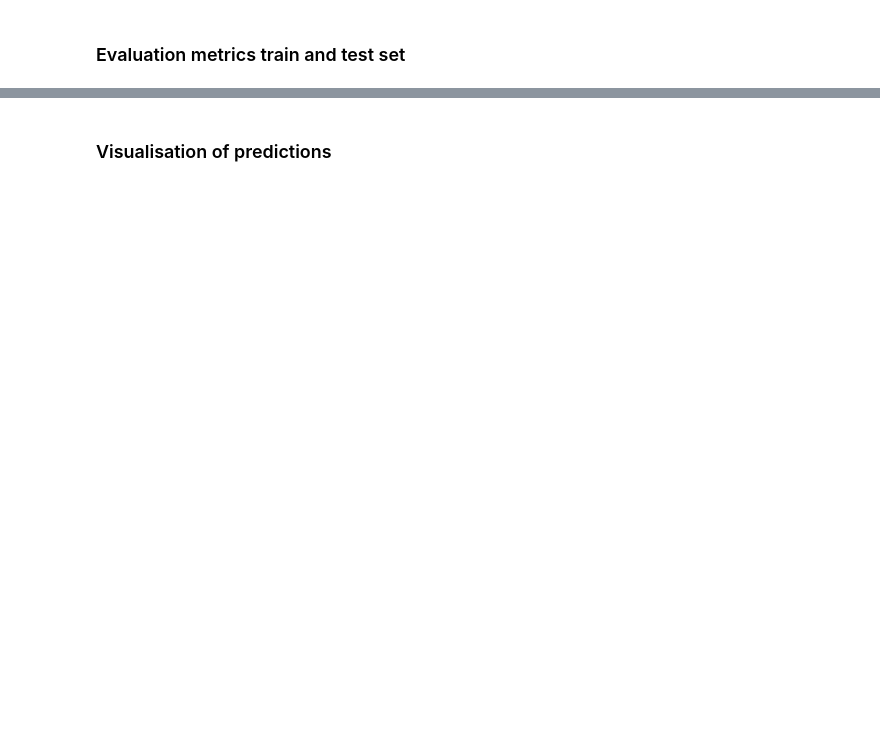
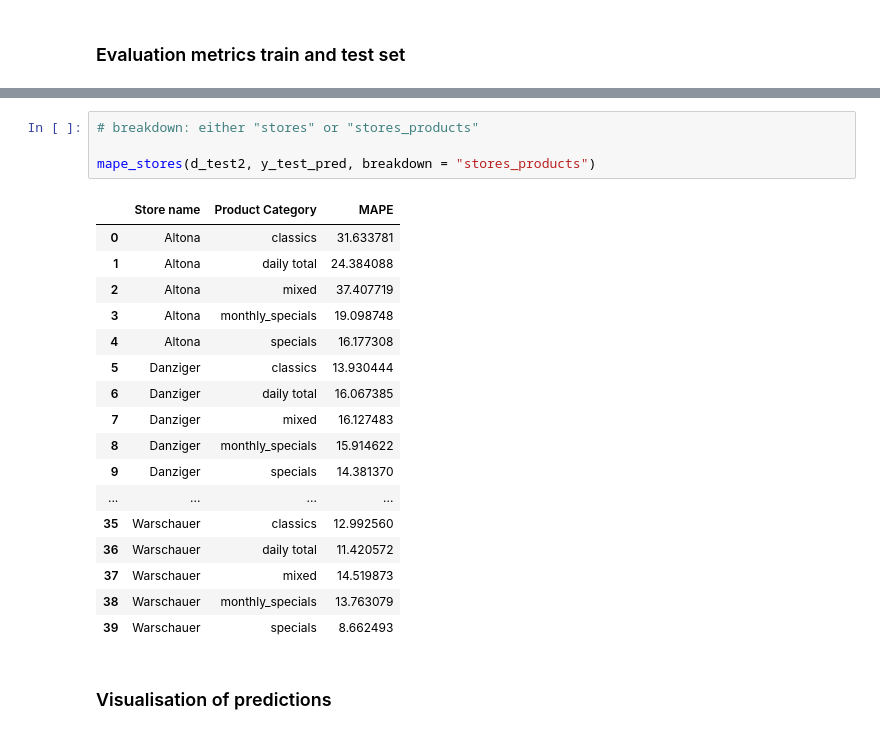
Before and after one commit to vlatko-v/sweet-spot-donut-sales-forecasting, a Jupyter notebook: catboost.ipynb, the cells around one changed output, grey strips where cells are left out. Saved outputs shown, nothing was run; the diff lists cells and outputs as text; blank space fills up the shorter version.

```diff
--- a/catboost.ipynb
+++ b/catboost.ipynb
@@ -461,2 +445,24 @@ mape_stores(test_daily, y_test_pred)
+# %%
+# breakdown: either "stores" or "stores_products"
+
+mape_stores(d_test2, y_test_pred, breakdown = "stores_products")
+# %% [output]
+|  | Store name | Product Category | MAPE |
+| 0 | Altona | classics | 31.633781 |
+| 1 | Altona | daily total | 24.384088 |
+| 2 | Altona | mixed | 37.407719 |
+| 3 | Altona | monthly_specials | 19.098748 |
+| 4 | Altona | specials | 16.177308 |
+| 5 | Danziger | classics | 13.930444 |
+| 6 | Danziger | daily total | 16.067385 |
+| 7 | Danziger | mixed | 16.127483 |
+| 8 | Danziger | monthly_specials | 15.914622 |
+| 9 | Danziger | specials | 14.381370 |
+| ... | ... | ... | ... |
+| 35 | Warschauer | classics | 12.992560 |
+| 36 | Warschauer | daily total | 11.420572 |
+| 37 | Warschauer | mixed | 14.519873 |
+| 38 | Warschauer | monthly_specials | 13.763079 |
+| 39 | Warschauer | specials | 8.662493 |
 # %% [markdown]
 ### Visualisation of predictions
```
Also changed, not shown: parts of 29 cells of this notebook, 2 other files.
